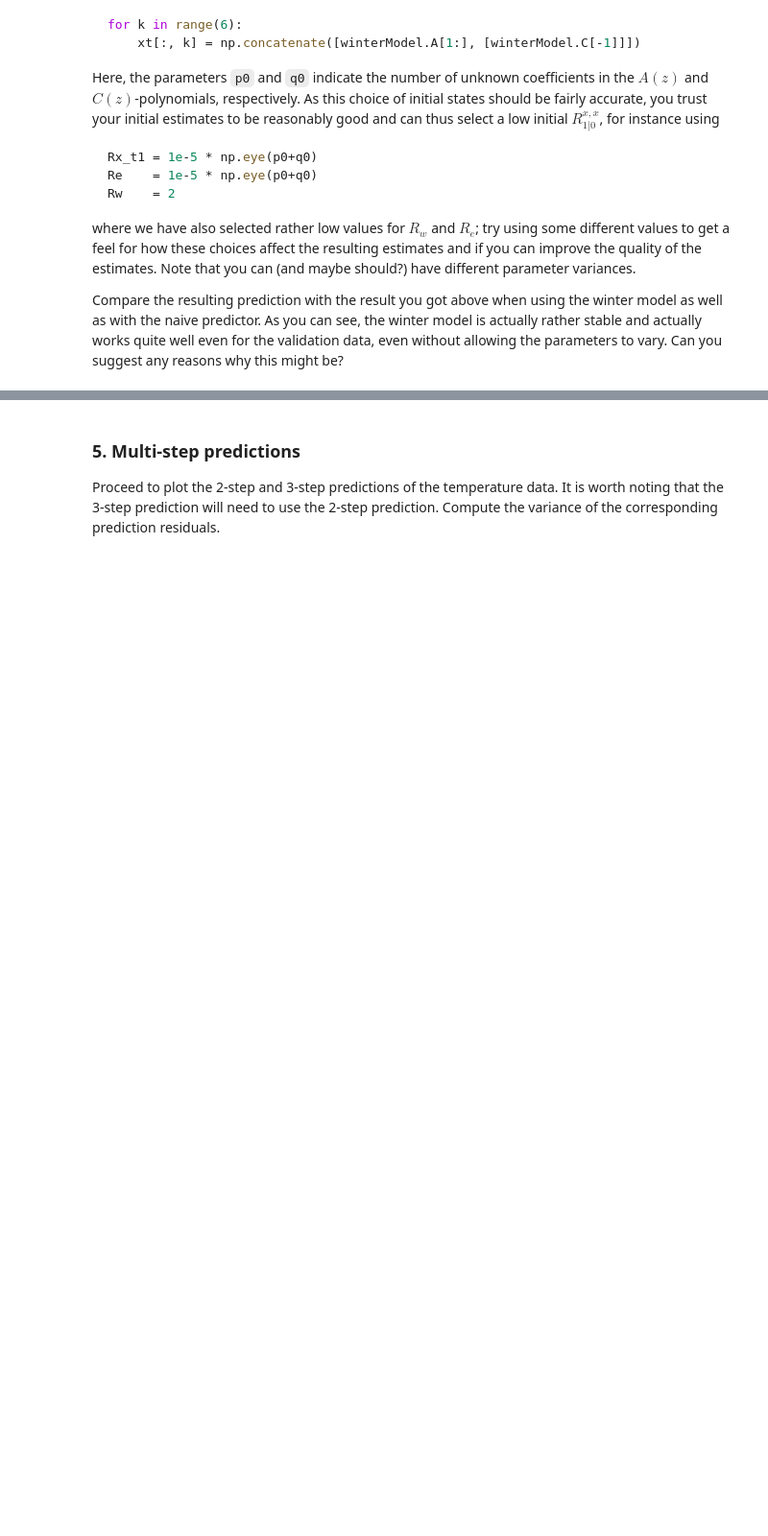
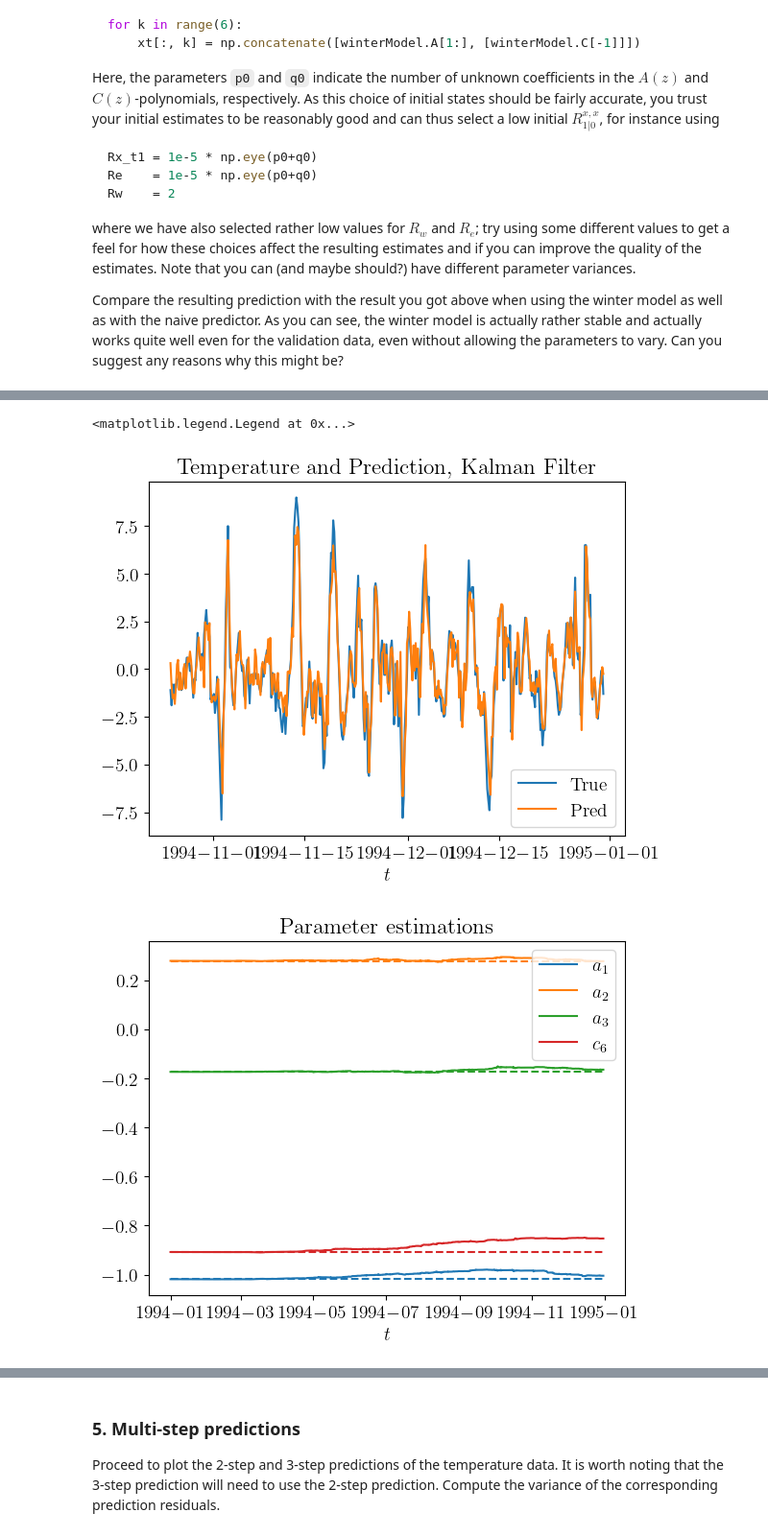
Before and after one commit to asifakhan09/MASM17-Time-series-analysis, a Jupyter notebook: Lab 3/lab3_Johan_V2.ipynb, the cells around one changed output, grey strips where cells are left out. Shown at 96% size. Cells and saved outputs as stored; diff of their text form; code cells hidden in the pictures; blank space fills up the shorter version.

```diff
--- a/Lab 3/lab3_Johan_V2.ipynb
+++ b/Lab 3/lab3_Johan_V2.ipynb
@@ -772,4 +866,79 @@ where we have also selected rather low values for $R_w$ and $R_e$; try using som
 
 Compare the resulting prediction with the result you got above when using the winter model as well as with the naive predictor. As you can see, the winter model is actually rather stable and actually works quite well even for the validation data, even without allowing the parameters to vary. Can you suggest any reasons why this might be?
 # %%
-#write your code for task 2.5.4
+# Reload data with previously removed samples
+y = mat_data['svedala94'].flatten()
+z = signal.lfilter([1] + [0]*5 + [-1], [1], y)        # Do we filter here, I believe so given the instructions
+
+# Number of unknowns in the state vector
+N = y.size
+p0 = 3
+q0 = 1
+
+# Define covariance for the Kalman filter
+Rx_t1 = 1e-5 * np.eye(p0 + q0)
+Re    = 1e-6 * np.eye(p0 + q0)
+Rw    = 10
+
+# Initiate data based on our previous model
+xt = np.zeros((p0 + q0, N))
+for k in range(6):
+    xt[:, k] = np.concatenate([mdl_w.A[1:], [mdl_w.C[-1]]])
+
+# Allocate arrays for results and matrices
+A = np.eye(p0 + q0)
+h_et = np.zeros(N)         # Estimated prediction error.
+yhat = np.zeros(N)          # Estimated 1-step prediction.
+
+# Here we have an MA(6) component, meaning we can start at index 6
+# Since we make a 1 step prediction, the last prediciton is t_N at t_N-
+# However, as we are doing it in the current step, we can iterate to N
+for t in range(6, N):
+
+   # Update the predicted state
+    x_t1 = A @ xt[:, t-1]               # x_{t|t-1}
+    C = np.array([[-z[t-1], -z[t-2], -z[t-3], h_et[t-6]]])                              # C_{t|t-1}
+
+    # Update the parameter estimates.
+    Ry = C @ Rx_t1 @ C.T + Rw                              # R_{t|t-1}^{y,y}
+    Kt = Rx_t1 @ C.T / Ry                            # K_t
+    zhat = (C @ x_t1)[0]            # \hat{y}_{t|t-1}.
+    zhatv[t] = zhat
+    yhat[t] = zhat + y[t - 6]
+    h_et[t] = z[t] - zhat               # Prediction error in z
+    xt[:, t] = x_t1 + Kt[:,0] * h_et[t]      # x_{t|t}
+
+    # Update the covariance matrix estimates.
+    Rx_t  = Rx_t1 - Kt @ Ry @ Kt.T                          # R^{x,x}_{t|t}
+    Rx_t1 = A @ Rx_t @ A.T + Re                           # R^{x,x}_{t+1|t}
+
+# Save the validation part to comapre with previous task,
+y_val = y[-400:]
+yhat_val = yhat[-400:]
+T_val = T[-400:]
+
+pe = yhat_val - y_val
+variance = np.var(pe, ddof=0)
+print(f"The variance is {variance}")
+
+
+fig, ax = plt.subplots()
+ax.plot(T_val, z[-400:], label='True')
+ax.plot(T_val, zhatv[-400:], label='Pred')
+ax.set_xlabel('$t$')
+ax.set_title('Temperature and Prediction, Kalman Filter')
+ax.legend()
+
+
+Tse = T[[0, -1]]
+xmod = np.block([[mdl_w.A[1:, None], mdl_w.A[1:, None]], [mdl_w.C[-1, None], mdl_w.C[-1, None]]])
+fig, ax = plt.subplots()
+labels = ["$a_1$", "$a_2$", "$a_3$", "$c_6$"]
+cols = ['C0','C1','C2','C3']
+for i in range(4):
+    ax.plot(T, xt[i, 6:], color=cols[i], label=labels[i])
+    ax.plot(Tse, xmod[i, :], '--', color=cols[i])
+ax.set_xlabel('$t$')
+ax.set_title('Parameter estimations')
+ax.legend()
+# %% [output]
@@ -775,0 +946,3 @@ Compare the resulting prediction with the result you got above when using the wi
+<matplotlib.legend.Legend at 0x...>
+[figure, added]
+[figure, added]
```
Also changed, not shown: parts of 11 cells of this notebook.
